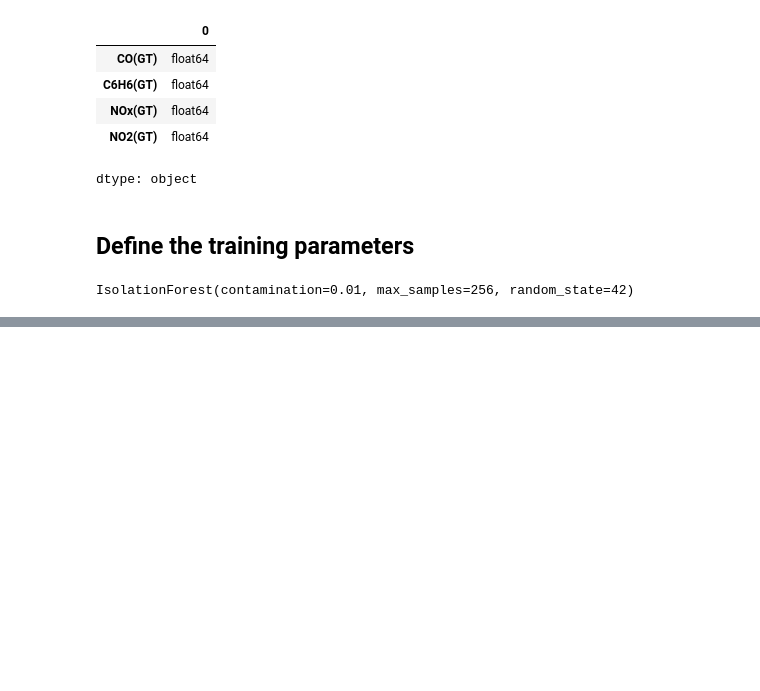
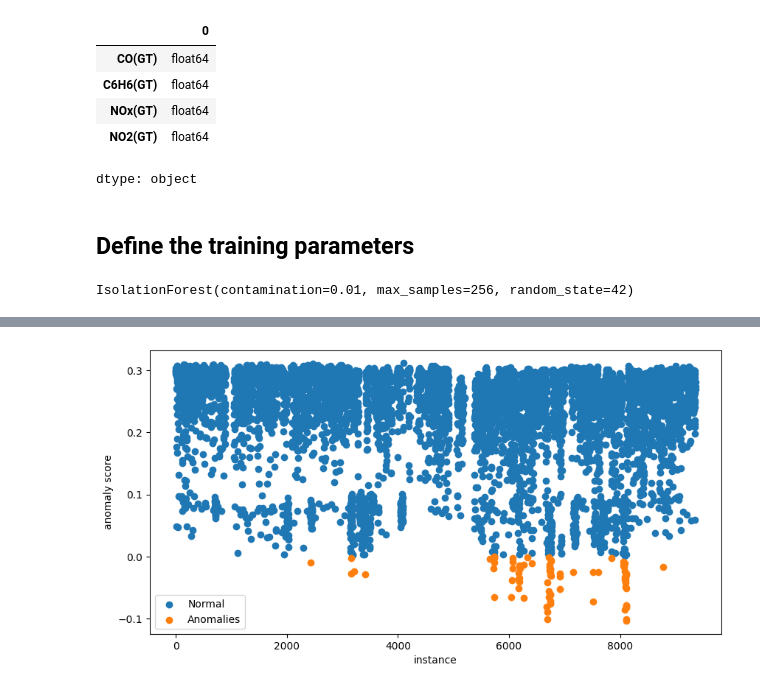
Before and after one commit to Begizew2112/10academykifiya-AIM-week0, a Jupyter notebook: isolation.ipynb, the cells around one changed output, grey strips where cells are left out. Saved outputs shown, nothing was run; the diff lists cells and outputs as text; code cells hidden in the pictures; blank space fills up the shorter version.

```diff
--- a/isolation.ipynb
+++ b/isolation.ipynb
@@ -108,0 +116,6 @@ IsolationForest(contamination=0.01, max_samples=256, random_state=42)
+# %%
+# Calculate anomaly scores and classify anomalies
+data = df3.loc[df3.index].copy()
+data['anomaly_score'] = iso_forest.decision_function(df3)
+data['anomaly'] = iso_forest.predict(df3)
+data['anomaly'].value_counts()
@@ -108,0 +137,15 @@ IsolationForest(contamination=0.01, max_samples=256, random_state=42)
+# %%
+#visualizing the result
+plt.figure(figsize=(10,5))
+# Plot normal instances
+normal = data[data['anomaly']==1]
+plt.scatter(normal.index, normal['anomaly_score'],label ='Normal')
+#plot the anomalies instance
+anomalies = data[data['anomaly']==-1]
+plt.scatter(anomalies.index,anomalies['anomaly_score'],label ='Anomalies' )
+plt.xlabel('instance')
+plt.ylabel('anomaly score')
+plt.legend()
+plt.show()
+# %% [output]
+[figure, added]
```
Also changed, not shown: parts of 4 cells of this notebook.
